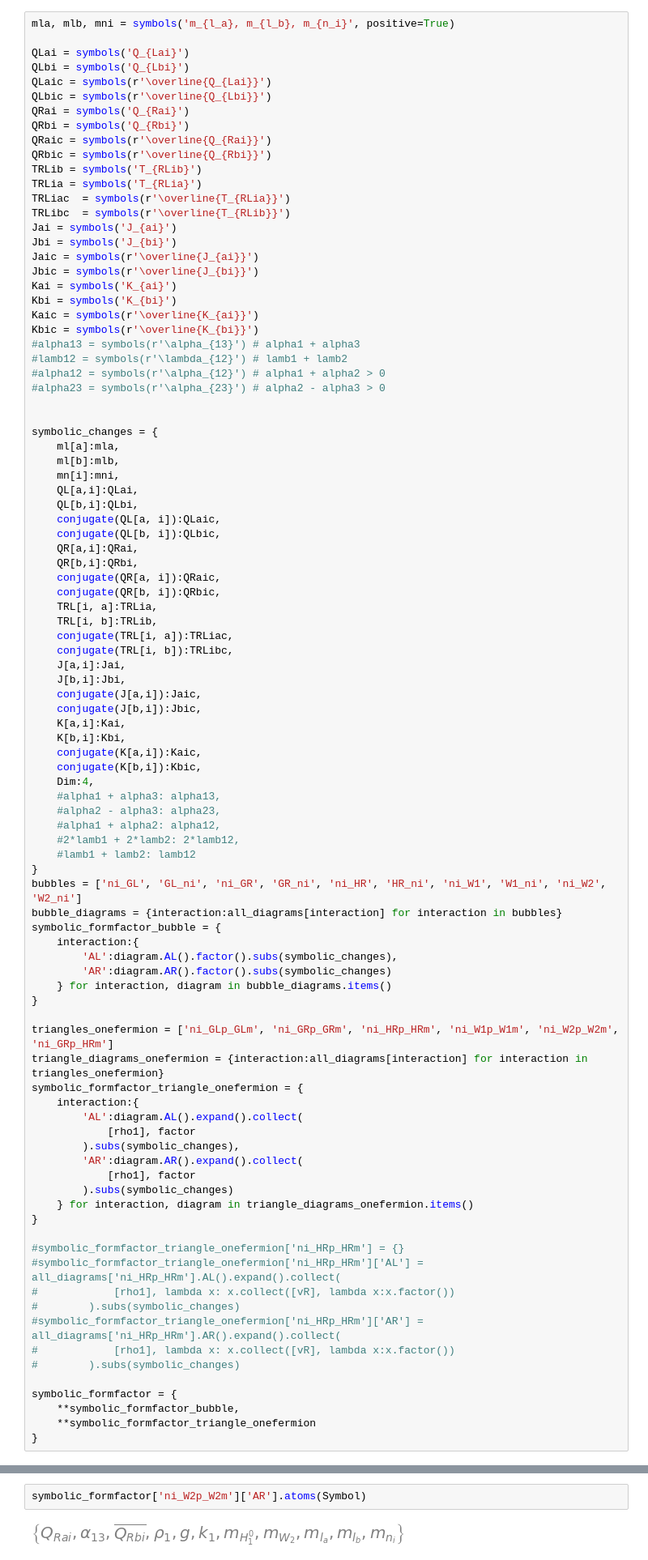
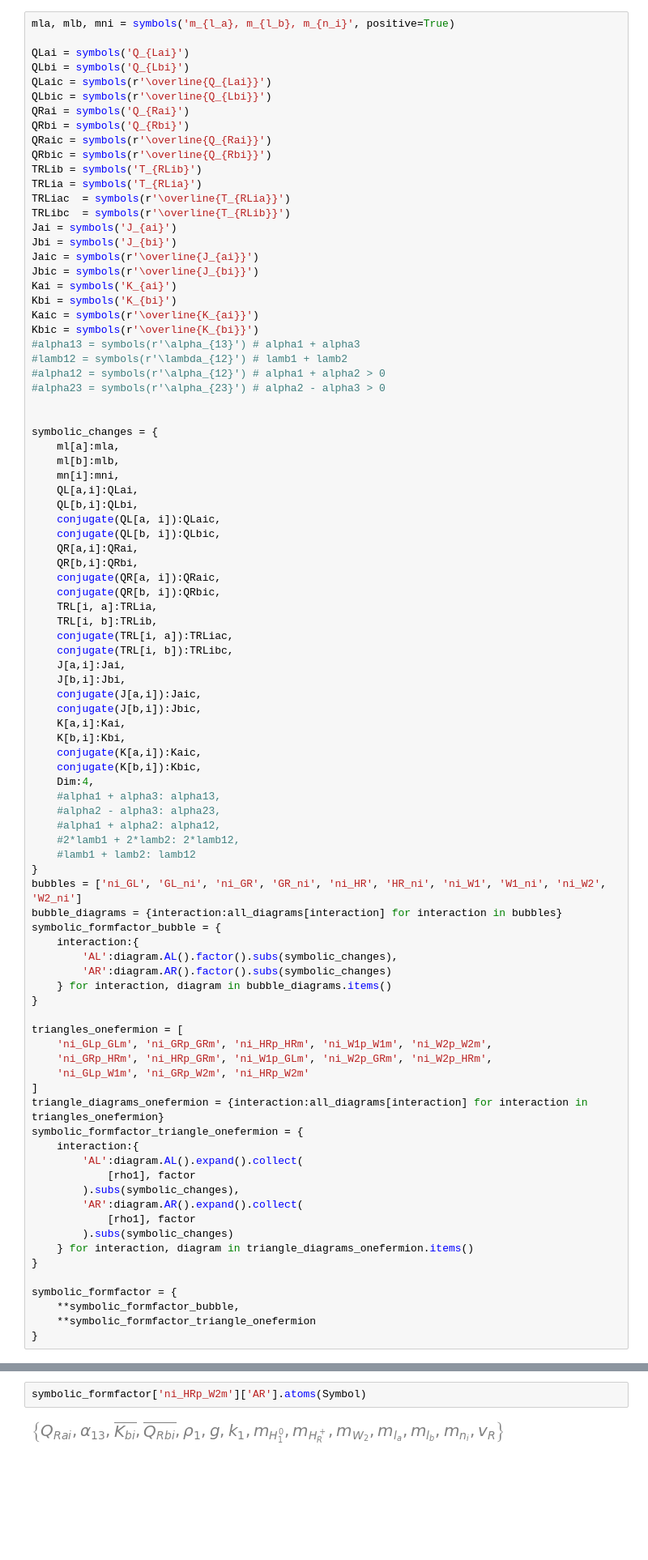
Before and after one commit to moiseszeleny/LRSM-with-Spheno, a Jupyter notebook: sympy_calculations/LFV decays DLRSM/diagram_formfactors_functions.ipynb, the cells around one changed output, grey strips where cells are left out. Shown at 81% size. Cells and saved outputs as stored; diff of their text form; blank space fills up the shorter version.

```diff
--- a/sympy_calculations/LFV decays DLRSM/diagram_formfactors_functions.ipynb
+++ b/sympy_calculations/LFV decays DLRSM/diagram_formfactors_functions.ipynb
@@ -357,7 +357,11 @@ symbolic_formfactor_bubble = {
     } for interaction, diagram in bubble_diagrams.items()
 }
 
-triangles_onefermion = ['ni_GLp_GLm', 'ni_GRp_GRm', 'ni_HRp_HRm', 'ni_W1p_W1m', 'ni_W2p_W2m', 'ni_GRp_HRm']
+triangles_onefermion = [
+    'ni_GLp_GLm', 'ni_GRp_GRm', 'ni_HRp_HRm', 'ni_W1p_W1m', 'ni_W2p_W2m',
+    'ni_GRp_HRm', 'ni_HRp_GRm', 'ni_W1p_GLm', 'ni_W2p_GRm', 'ni_W2p_HRm',
+    'ni_GLp_W1m', 'ni_GRp_W2m', 'ni_HRp_W2m'
+]
 triangle_diagrams_onefermion = {interaction:all_diagrams[interaction] for interaction in triangles_onefermion}
 symbolic_formfactor_triangle_onefermion = {
     interaction:{
@@ -370,14 +374,6 @@ symbolic_formfactor_triangle_onefermion = {
     } for interaction, diagram in triangle_diagrams_onefermion.items()
 }
 
-#symbolic_formfactor_triangle_onefermion['ni_HRp_HRm'] = {}
-#symbolic_formfactor_triangle_onefermion['ni_HRp_HRm']['AL'] = all_diagrams['ni_HRp_HRm'].AL().expand().collect(
-#            [rho1], lambda x: x.collect([vR], lambda x:x.factor())
-#        ).subs(symbolic_changes)
-#symbolic_formfactor_triangle_onefermion['ni_HRp_HRm']['AR'] = all_diagrams['ni_HRp_HRm'].AR().expand().collect(
-#            [rho1], lambda x: x.collect([vR], lambda x:x.factor())
-#        ).subs(symbolic_changes)
-
 symbolic_formfactor = {
     **symbolic_formfactor_bubble,
     **symbolic_formfactor_triangle_onefermion
@@ -582,6 +635,6 @@ function_formfactors = {
 }
 # %%
-symbolic_formfactor['ni_W2p_W2m']['AR'].atoms(Symbol)
+symbolic_formfactor['ni_HRp_W2m']['AR'].atoms(Symbol)
 # %% [output]
-[figure, old version]
+[figure, new version]
 # %%
```
Also changed, not shown: parts of 11 cells of this notebook, 1 other file.
